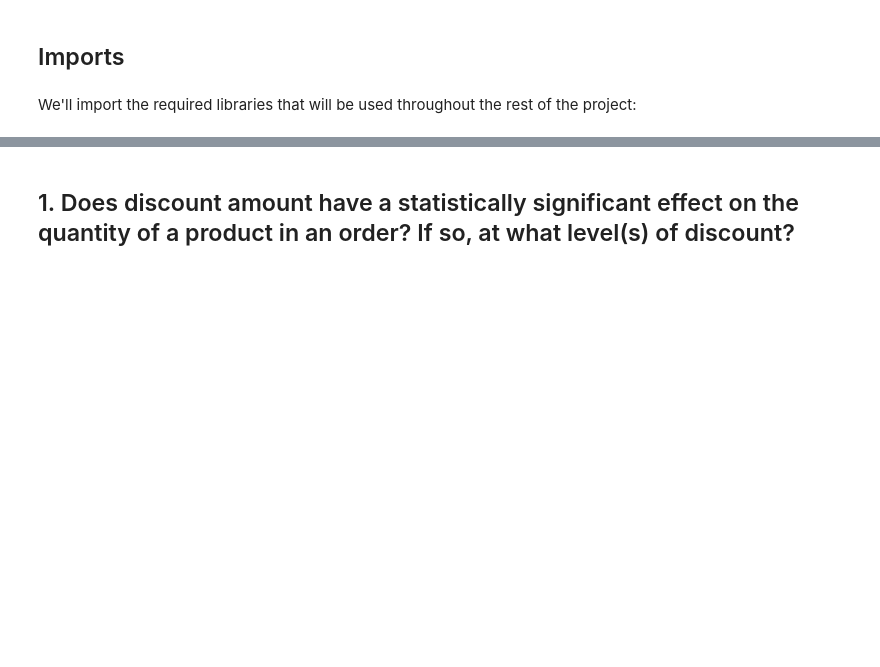
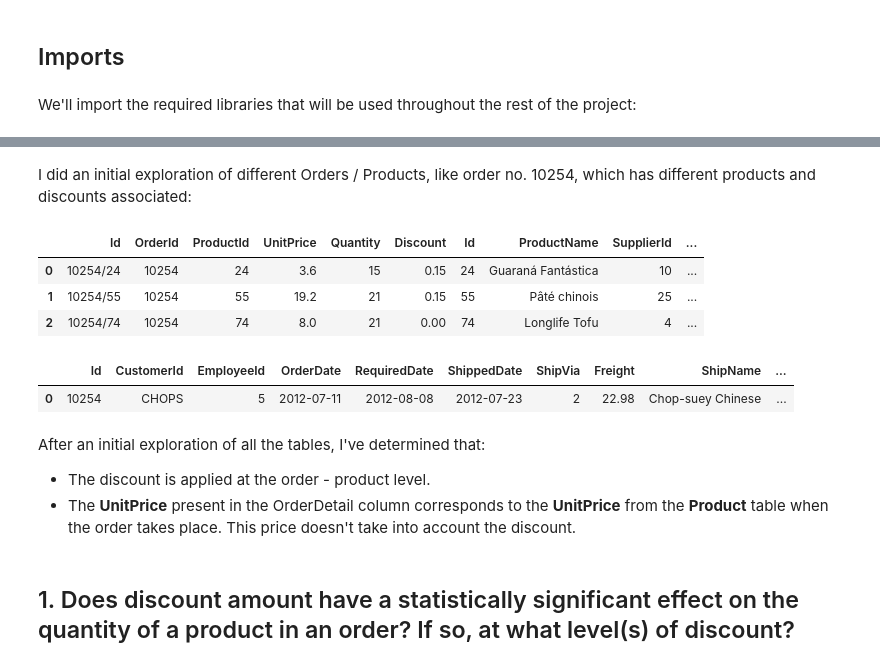
Before and after one commit to bartomolina/dsmod3project, a Jupyter notebook: student.ipynb, the cells around one changed output, grey strips where cells are left out. Cells and saved outputs as stored; diff of their text form; code cells hidden in the pictures; blank space fills up the shorter version.

```diff
--- a/student.ipynb
+++ b/student.ipynb
@@ -37,3 +69,23 @@ from statsmodels.formula.api import ols
+# %% [markdown]
+I did an initial exploration of different Orders / Products, like order no. 10254, which has different products and discounts associated:
+# %%
+pd.read_sql_query("""SELECT * FROM OrderDetail JOIN Product
+                       WHERE OrderDetail.ProductID = Product.ID AND OrderID = 10254""", conn)
+# %% [output]
+|  | Id | OrderId | ProductId | UnitPrice | Quantity | Discount | Id | ProductName | SupplierId | ... |
+| 0 | 10254/24 | 10254 | 24 | 3.6 | 15 | 0.15 | 24 | Guaraná Fantástica | 10 | ... |
+| 1 | 10254/55 | 10254 | 55 | 19.2 | 21 | 0.15 | 55 | Pâté chinois | 25 | ... |
+| 2 | 10254/74 | 10254 | 74 | 8.0 | 21 | 0.00 | 74 | Longlife Tofu | 4 | ... |
+# %%
+pd.read_sql_query("SELECT * FROM [Order] WHERE ID = 10254", conn)
+# %% [output]
+|  | Id | CustomerId | EmployeeId | OrderDate | RequiredDate | ShippedDate | ShipVia | Freight | ShipName | ... |
+| 0 | 10254 | CHOPS | 5 | 2012-07-11 | 2012-08-08 | 2012-07-23 | 2 | 22.98 | Chop-suey Chinese | ... |
+# %% [markdown]
+After an initial exploration of all the tables, I've determined that:
+
+- The discount is applied at the order - product level.
+- The **UnitPrice** present in the OrderDetail column corresponds to the **UnitPrice** from the **Product** table when the order takes place. This price doesn't take into account the discount.
 # %% [markdown]
 ## 1. Does discount amount have a statistically significant effect on the quantity of a product in an order? If so, at what level(s) of discount?
 # %% [markdown]
```
Also changed, not shown: parts of 9 cells of this notebook.
